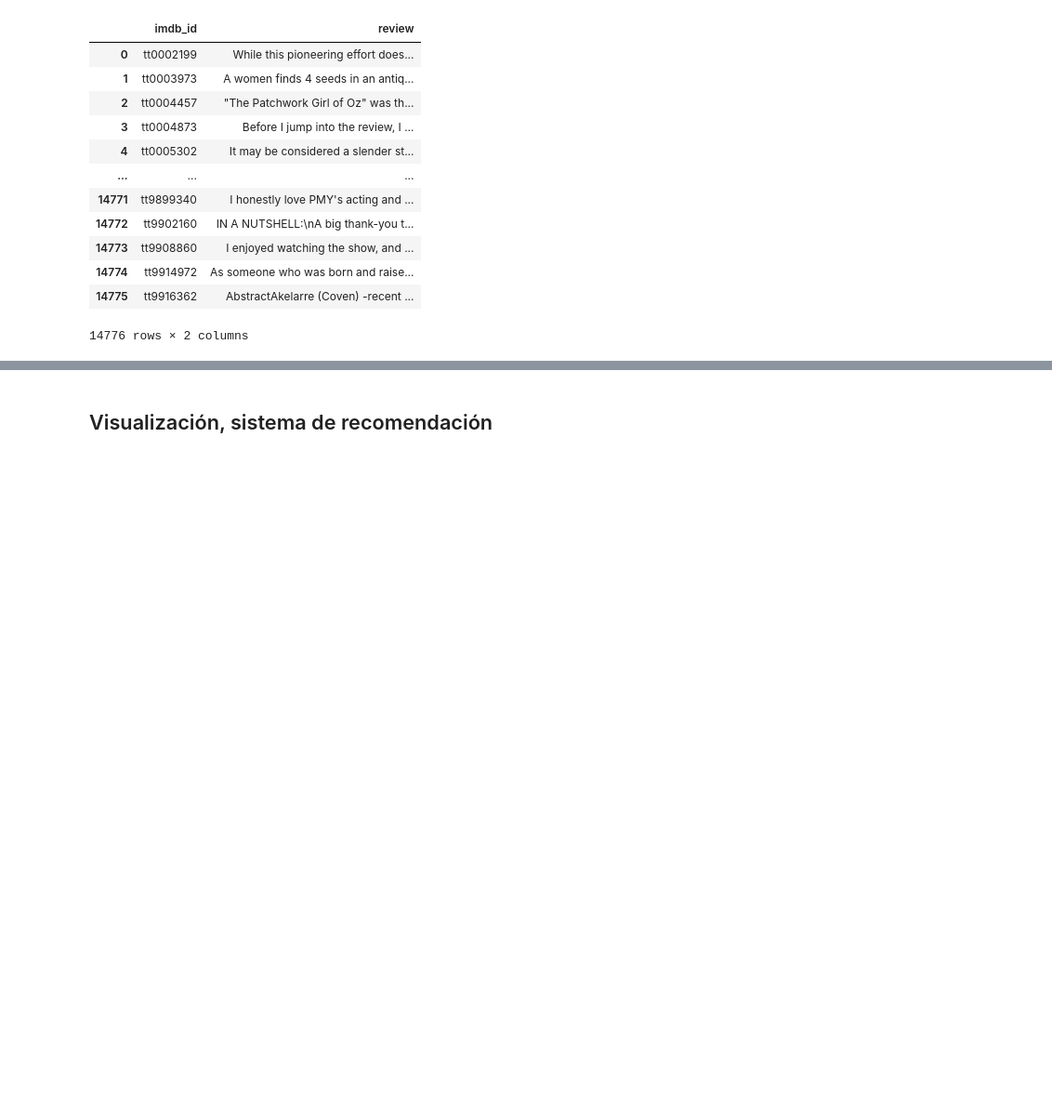
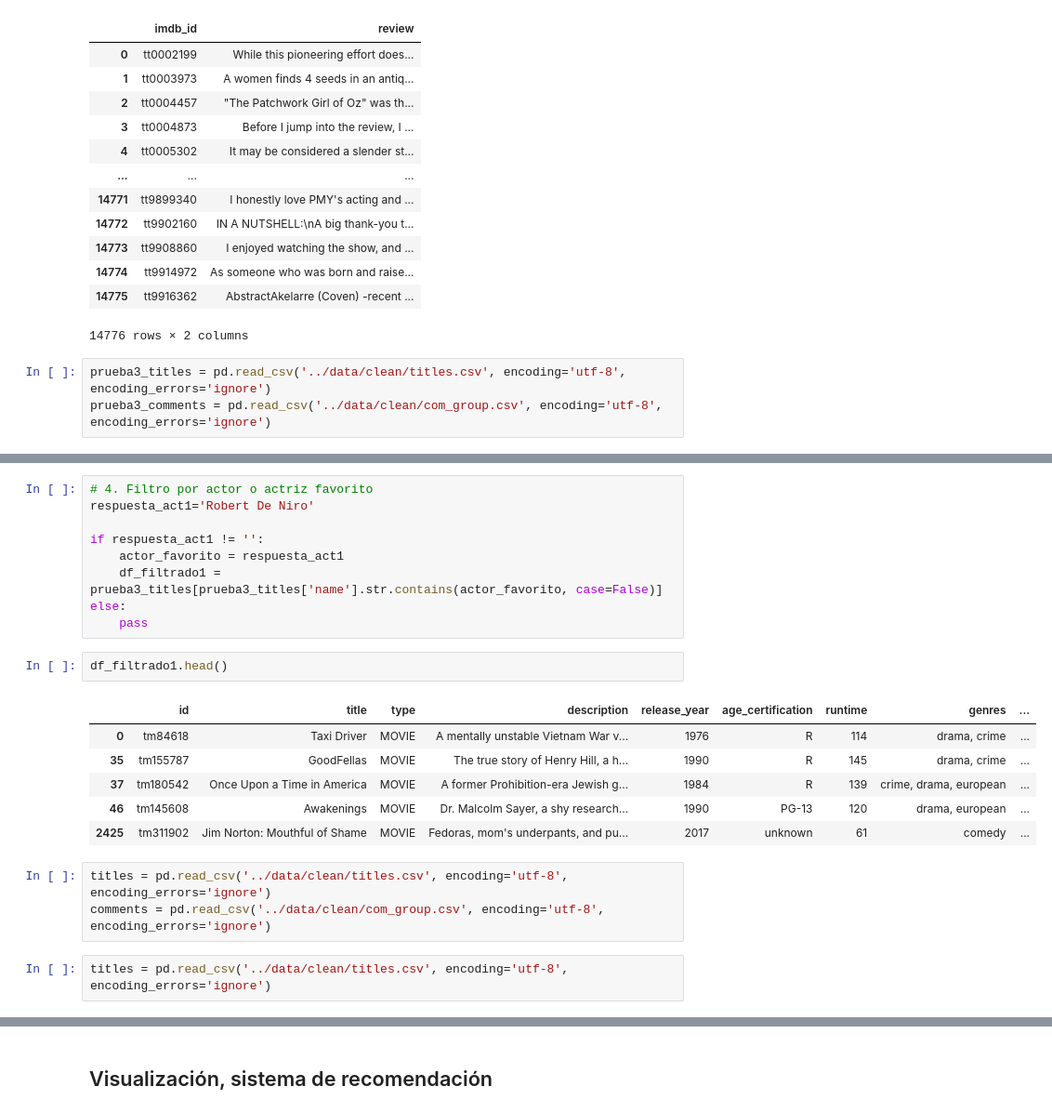
Before and after one commit to jrodrisanz/Final_project, a Jupyter notebook: src/main.ipynb, the cells around one changed output, grey strips where cells are left out. Shown at 93% size. Drawn from its saved outputs; the diff is of its cells as text; blank space fills up the shorter version.

```diff
--- a/src/main.ipynb
+++ b/src/main.ipynb
@@ -766,3 +766,6 @@ prueba2_comments
 | 14774 | tt9914972 | As someone who was born and raise... |
 | 14775 | tt9916362 | AbstractAkelarre (Coven) -recent ... |
 14776 rows × 2 columns
+# %%
+prueba3_titles = pd.read_csv('../data/clean/titles.csv', encoding='utf-8', encoding_errors='ignore')
+prueba3_comments = pd.read_csv('../data/clean/com_group.csv', encoding='utf-8', encoding_errors='ignore')
@@ -768,0 +804,23 @@ prueba2_comments
+# %%
+# 4. Filtro por actor o actriz favorito
+respuesta_act1='Robert De Niro'
+
+if respuesta_act1 != '':
+    actor_favorito = respuesta_act1
+    df_filtrado1 = prueba3_titles[prueba3_titles['name'].str.contains(actor_favorito, case=False)]
+else:
+    pass
+# %%
+df_filtrado1.head()
+# %% [output]
+|  | id | title | type | description | release_year | age_certification | runtime | genres | ... |
+| 0 | tm84618 | Taxi Driver | MOVIE | A mentally unstable Vietnam War v... | 1976 | R | 114 | drama, crime | ... |
+| 35 | tm155787 | GoodFellas | MOVIE | The true story of Henry Hill, a h... | 1990 | R | 145 | drama, crime | ... |
+| 37 | tm180542 | Once Upon a Time in America | MOVIE | A former Prohibition-era Jewish g... | 1984 | R | 139 | crime, drama, european | ... |
+| 46 | tm145608 | Awakenings | MOVIE | Dr. Malcolm Sayer, a shy research... | 1990 | PG-13 | 120 | drama, european | ... |
+| 2425 | tm311902 | Jim Norton: Mouthful of Shame | MOVIE | Fedoras, mom's underpants, and pu... | 2017 | unknown | 61 | comedy | ... |
+# %%
+titles = pd.read_csv('../data/clean/titles.csv', encoding='utf-8', encoding_errors='ignore')
+comments = pd.read_csv('../data/clean/com_group.csv', encoding='utf-8', encoding_errors='ignore')
+# %%
+titles = pd.read_csv('../data/clean/titles.csv', encoding='utf-8', encoding_errors='ignore')
```
Also changed, not shown: parts of 17 cells of this notebook, 4 other files.
